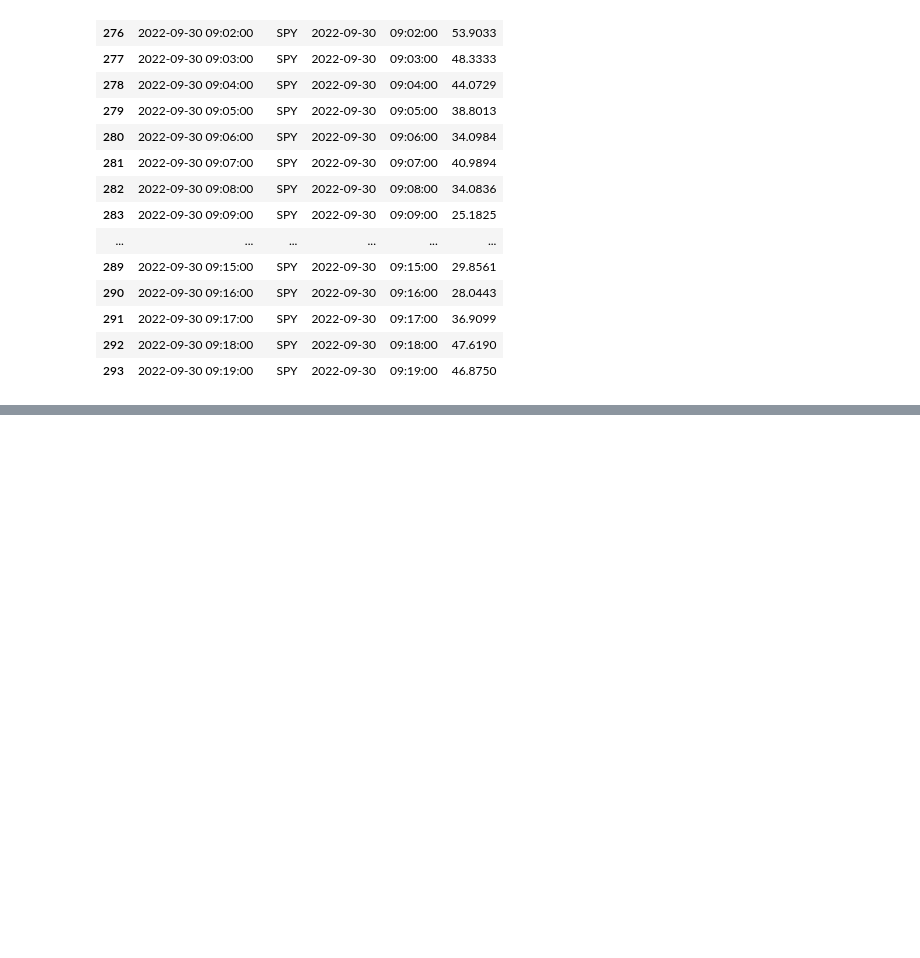
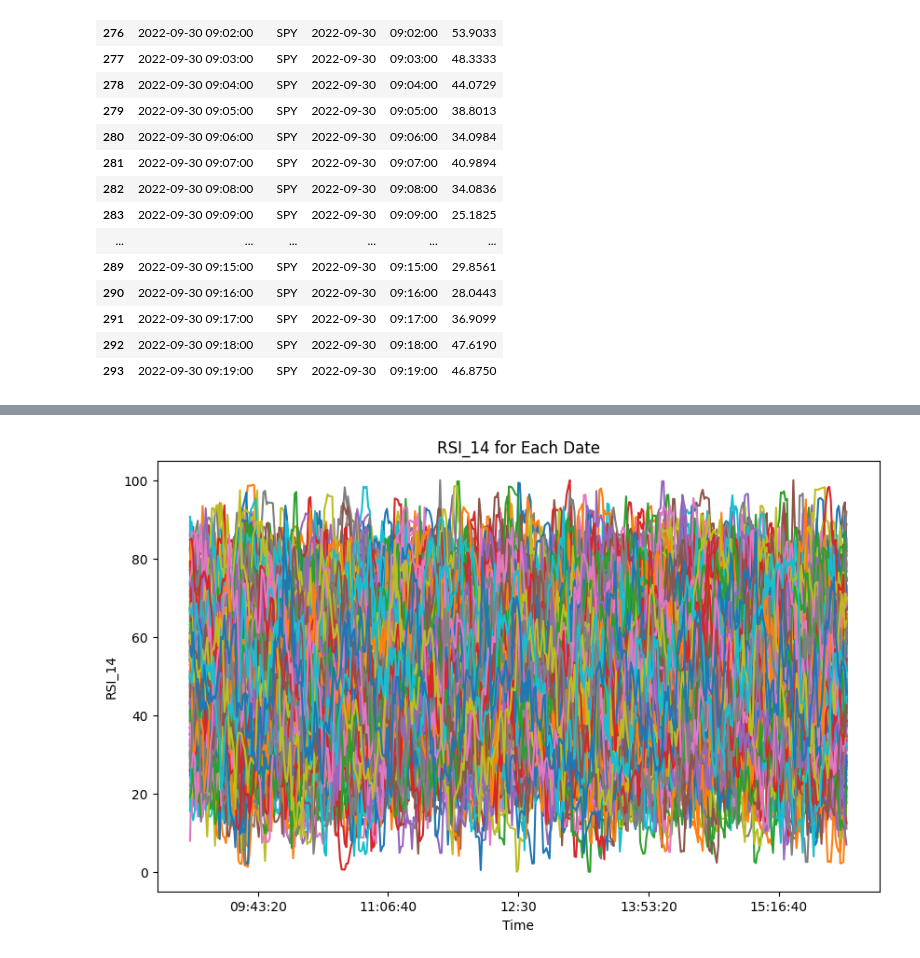
Before and after one commit to kh3dron/biz, a Jupyter notebook: experiments/indecator_stats.ipynb, the cells around one changed output, grey strips where cells are left out. Saved outputs shown, nothing was run; the diff lists cells and outputs as text; code cells hidden in the pictures; blank space fills up the shorter version.

Commit message:
combo scatter RSI

```diff
--- a/experiments/indecator_stats.ipynb
+++ b/experiments/indecator_stats.ipynb
@@ -123,0 +124,19 @@ reshaped_df.head(20)
+# %%
+import matplotlib.pyplot as plt
+
+# Assuming reshaped_df is your reshaped DataFrame from the previous step
+
+# Plotting
+reshaped_df.plot.line(figsize=(10, 6), legend=True)
+
+# Setting labels and title
+plt.xlabel('Time')
+plt.ylabel('RSI_14')
+plt.title('RSI_14 for Each Date')
+
+plt.legend().remove()
+
+# Display the plot
+plt.show()
+# %% [output]
+[figure, added]
```
Also changed, not shown: parts of 1 cell of this notebook.
